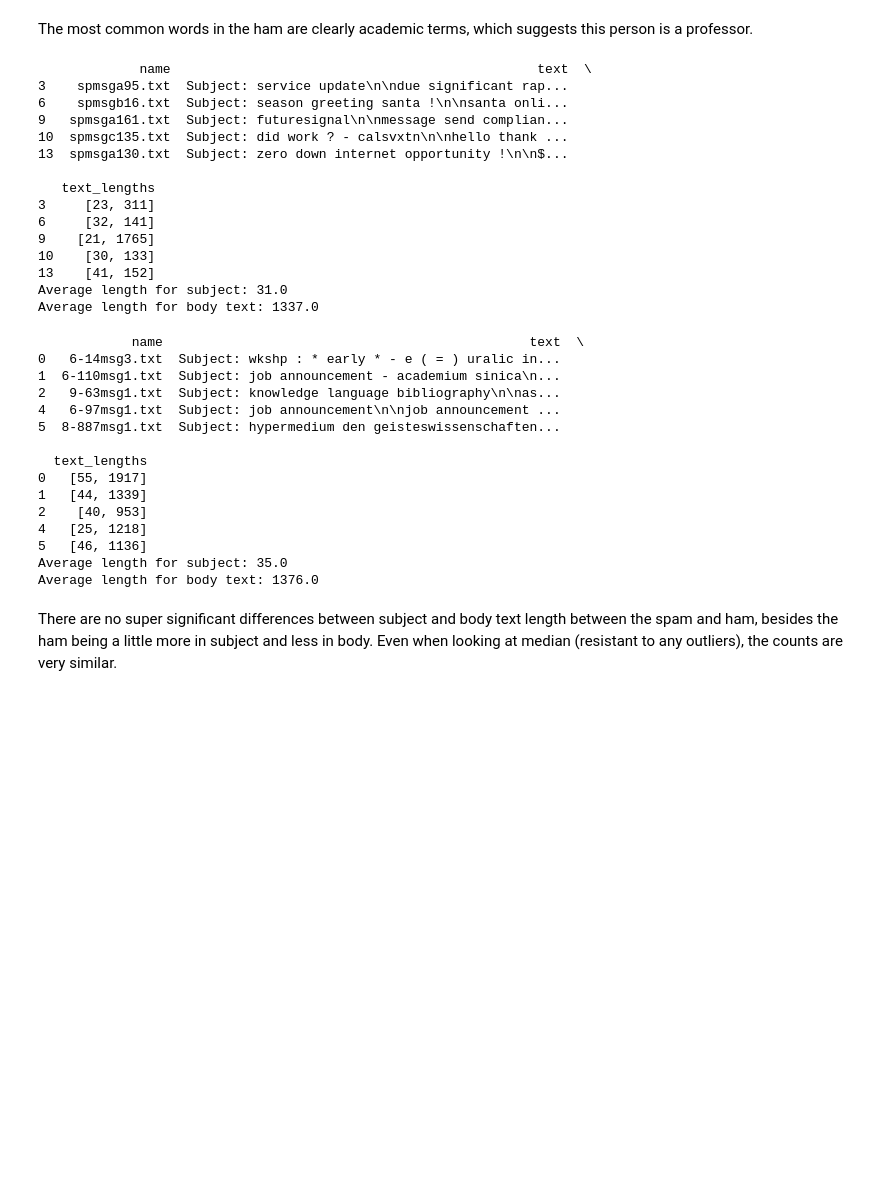
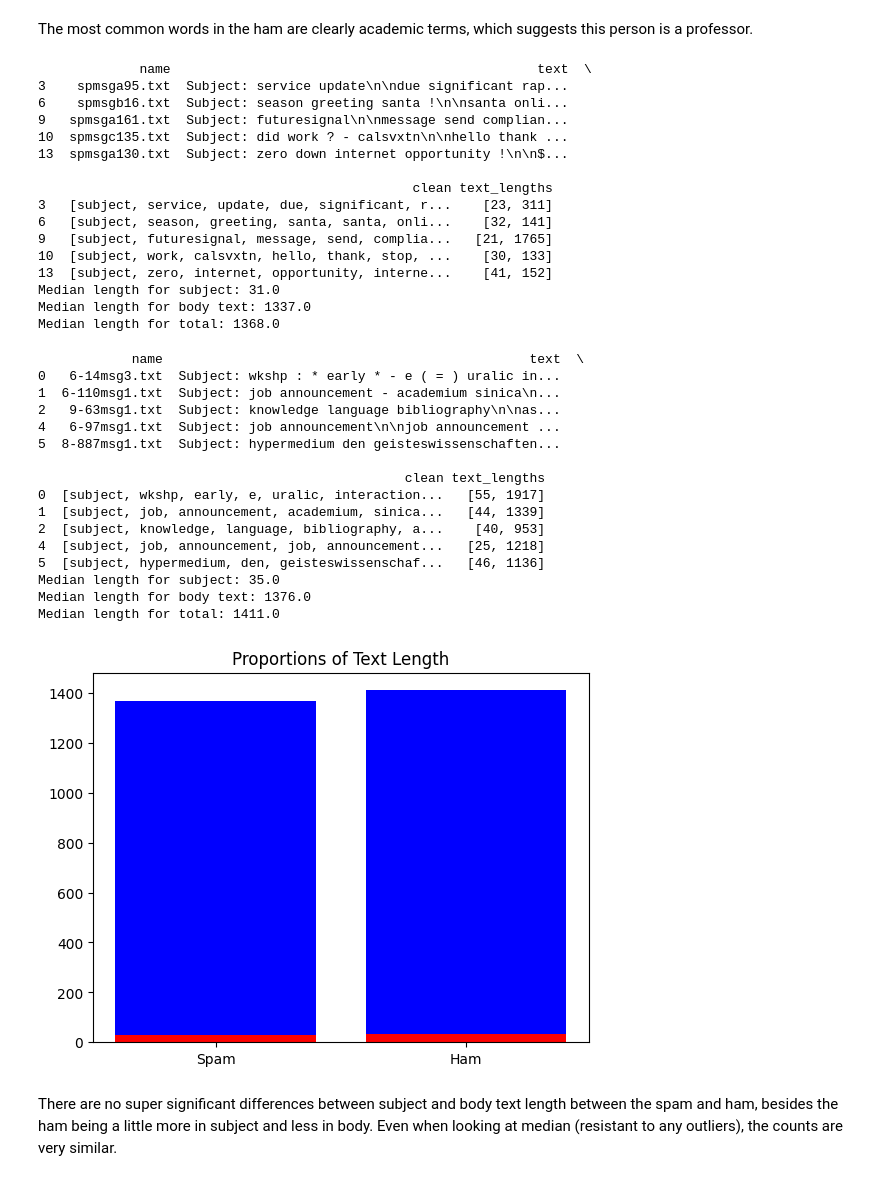
Before and after one commit to Kyra15/MachineLearningAHS, a Jupyter notebook: Project_4/Project_4.ipynb, the cells around one changed output. Saved outputs shown, nothing was run; the diff lists cells and outputs as text; code cells hidden in the pictures; blank space fills up the shorter version.

```diff
--- a/Project_4/Project_4.ipynb
+++ b/Project_4/Project_4.ipynb
@@ -185,9 +198,10 @@ spam_df['text_lengths'] = spam_df['text'].apply(
 )
 
 print(spam_df.head())
-lengths_df = pd.DataFrame(spam_df['text_lengths'].tolist())
-print("Average length for subject:", lengths_df[0].median())
-print("Average length for body text:", lengths_df[1].median())
+sp_lengths_df = pd.DataFrame(spam_df['text_lengths'].tolist())
+print("Median length for subject:", sp_lengths_df[0].median())
+print("Median length for body text:", sp_lengths_df[1].median())
+print("Median length for total:", sp_lengths_df[1].median() + sp_lengths_df[0].median())
 # %% [output]
              name                                               text  \
 3    spmsga95.txt  Subject: service update\n\ndue significant rap...
@@ -196,23 +210,25 @@ print("Average length for body text:", lengths_df[1].median())
 10  spmsgc135.txt  Subject: did work ? - calsvxtn\n\nhello thank ...
 13  spmsga130.txt  Subject: zero down internet opportunity !\n\n$...
 
-   text_lengths
-3     [23, 311]
-6     [32, 141]
-9    [21, 1765]
-10    [30, 133]
-13    [41, 152]
-Average length for subject: 31.0
-Average length for body text: 1337.0
+                                                clean text_lengths
+3   [subject, service, update, due, significant, r...    [23, 311]
+6   [subject, season, greeting, santa, santa, onli...    [32, 141]
+9   [subject, futuresignal, message, send, complia...   [21, 1765]
+10  [subject, work, calsvxtn, hello, thank, stop, ...    [30, 133]
+13  [subject, zero, internet, opportunity, interne...    [41, 152]
+Median length for subject: 31.0
+Median length for body text: 1337.0
+Median length for total: 1368.0
 # %%
 ham_df['text_lengths'] = ham_df['text'].apply(
     lambda x: [len(part) for i, part in enumerate(x.split('\n')) if i not in (1, 3)]
 )
 
 print(ham_df.head())
-lengths_df = pd.DataFrame(ham_df['text_lengths'].tolist())
-print("Average length for subject:", lengths_df[0].median())
-print("Average length for body text:", lengths_df[1].median())
+h_lengths_df = pd.DataFrame(ham_df['text_lengths'].tolist())
+print("Median length for subject:", h_lengths_df[0].median())
+print("Median length for body text:", h_lengths_df[1].median())
+print("Median length for total:", h_lengths_df[1].median() + h_lengths_df[0].median())
 # %% [output]
             name                                               text  \
 0   6-14msg3.txt  Subject: wkshp : * early * - e ( = ) uralic in...
@@ -221,13 +237,25 @@ print("Average length for body text:", lengths_df[1].median())
 4   6-97msg1.txt  Subject: job announcement\n\njob announcement ...
 5  8-887msg1.txt  Subject: hypermedium den geisteswissenschaften...
 
-  text_lengths
-0   [55, 1917]
-1   [44, 1339]
-2    [40, 953]
-4   [25, 1218]
-5   [46, 1136]
-Average length for subject: 35.0
-Average length for body text: 1376.0
+                                               clean text_lengths
+0  [subject, wkshp, early, e, uralic, interaction...   [55, 1917]
+1  [subject, job, announcement, academium, sinica...   [44, 1339]
+2  [subject, knowledge, language, bibliography, a...    [40, 953]
+4  [subject, job, announcement, job, announcement...   [25, 1218]
+5  [subject, hypermedium, den, geisteswissenschaf...   [46, 1136]
+Median length for subject: 35.0
+Median length for body text: 1376.0
+Median length for total: 1411.0
+# %%
+x = ["Spam", "Ham"]
+y1 = [sp_lengths_df[0].median(), h_lengths_df[0].median()]
+y2 = [sp_lengths_df[1].median(), h_lengths_df[1].median()]
+
+plt.bar(x, y1, color='r', label="Subject Length")
+plt.bar(x, y2, bottom=y1, color='b', label="Body Length")
+plt.title("Proportions of Text Length")
+plt.show()
+# %% [output]
+[figure, added]
 # %% [markdown]
 There are no super significant differences between subject and body text length between the spam and ham, besides the ham being a little more in subject and less in body. Even when looking at median (resistant to any outliers), the counts are very similar.
```
Also changed, not shown: parts of 44 cells of this notebook, 2 other files.
